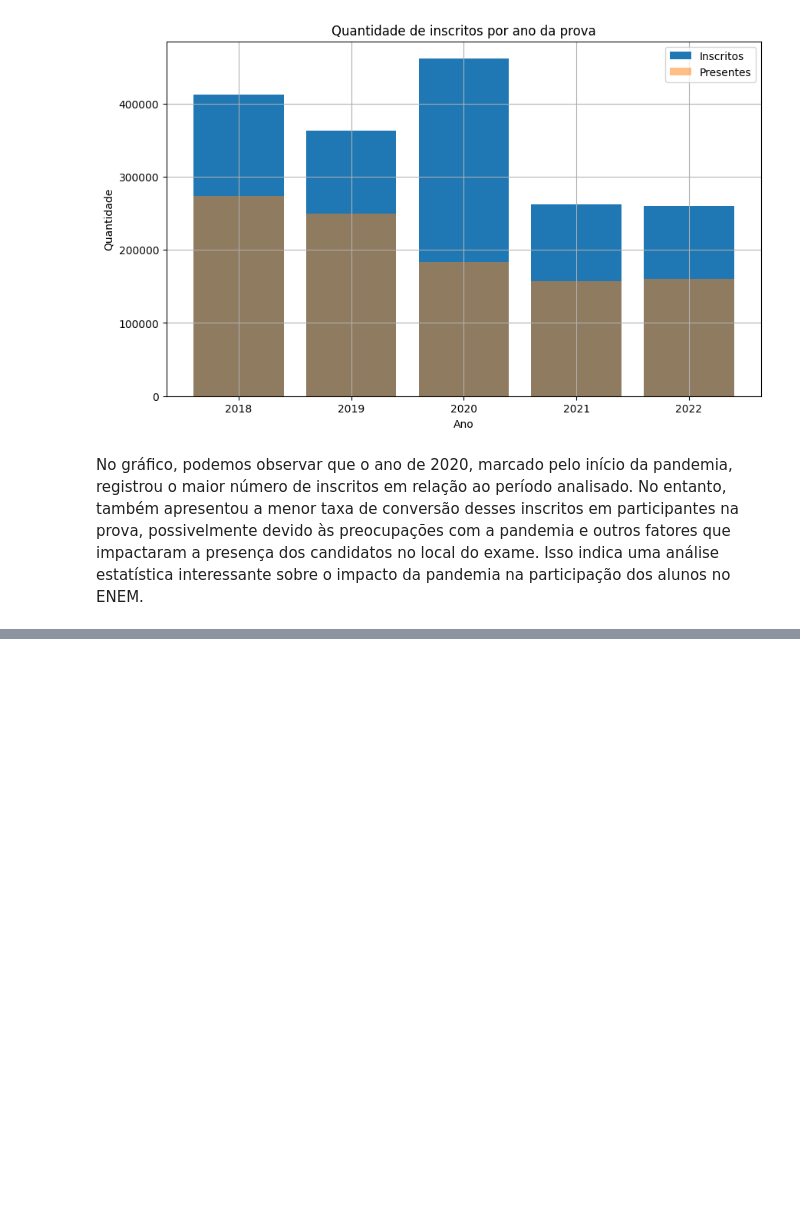
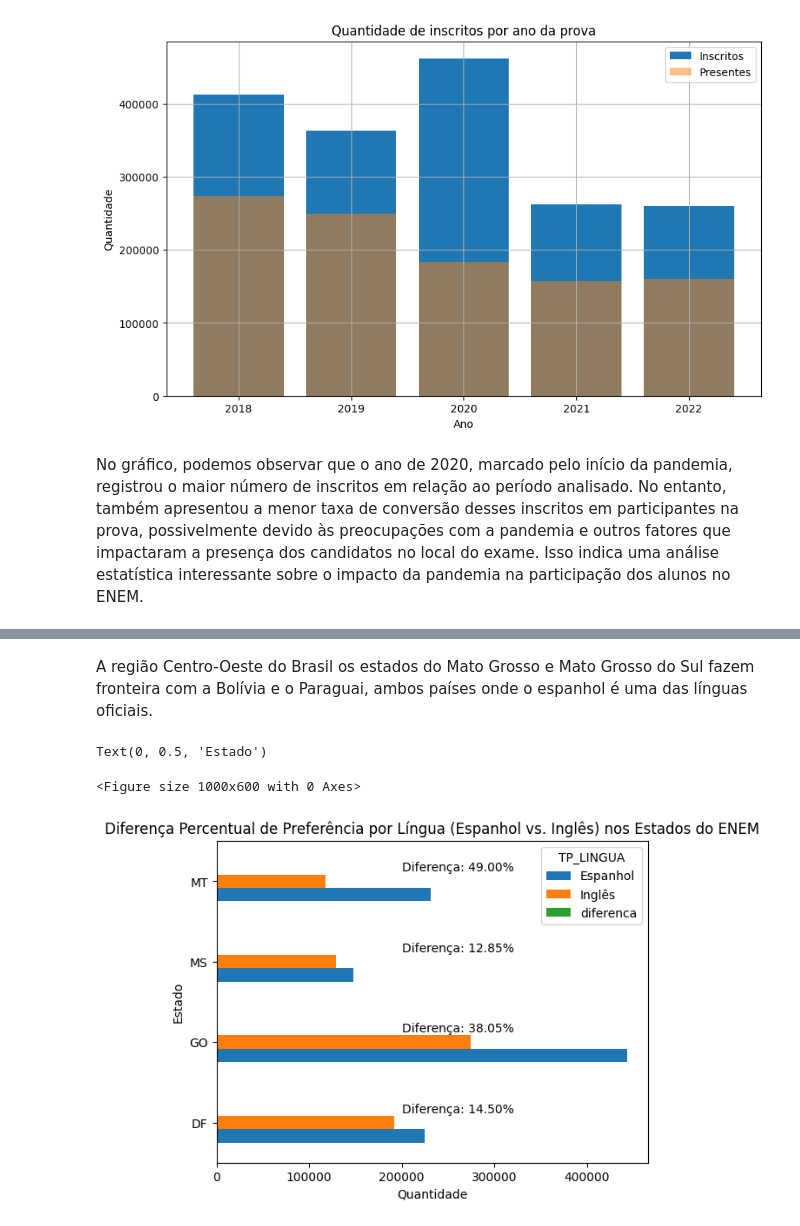
Before and after one commit to claraferreirabatista/analise_estatistica_microdados_do_enem, a Jupyter notebook: analise_estatistica_dos_dados_enem.ipynb, the cells around one changed output, grey strips where cells are left out. Saved outputs shown, nothing was run; the diff lists cells and outputs as text; code cells hidden in the pictures; blank space fills up the shorter version.

```diff
--- a/analise_estatistica_dos_dados_enem.ipynb
+++ b/analise_estatistica_dos_dados_enem.ipynb
@@ -257,0 +291,25 @@ No gráfico, podemos observar que o ano de 2020, marcado pelo início da pandemi
+# %% [markdown]
+A região Centro-Oeste do Brasil os estados do Mato Grosso e Mato Grosso do Sul fazem fronteira com a Bolívia e o Paraguai, ambos países onde o espanhol é uma das línguas oficiais.
+# %%
+tipo_lingua = dados_tratados[['SG_UF_PROVA','TP_LINGUA' ]].value_counts()
+tipo_lingua = tipo_lingua.unstack().reset_index().set_index('SG_UF_PROVA')
+
+#Calcular a diferença percentual
+tipo_lingua['diferenca'] = 100 * (tipo_lingua['Espanhol'] - tipo_lingua['Inglês']) / tipo_lingua['Espanhol']
+
+# Plotar o gráfico de barras horizontais
+plt.figure(figsize=(10, 6))
+graf34 = tipo_lingua.plot.barh()
+
+# Adicionar os valores da coluna 'diferenca' no gráfico
+for i, v in enumerate(tipo_lingua['diferenca']):
+    graf34.text(v+200_000, i+0.17, f'Diferença: {v:.2f}%', color='black', fontsize=10, va='center')
+
+
+plt.title('Diferença Percentual de Preferência por Língua (Espanhol vs. Inglês) nos Estados do ENEM')
+plt.xlabel('Quantidade')
+plt.ylabel('Estado')
+# %% [output]
+Text(0, 0.5, 'Estado')
+<Figure size 1000x600 with 0 Axes>
+[figure, added]
```
Also changed, not shown: parts of 12 cells of this notebook.
